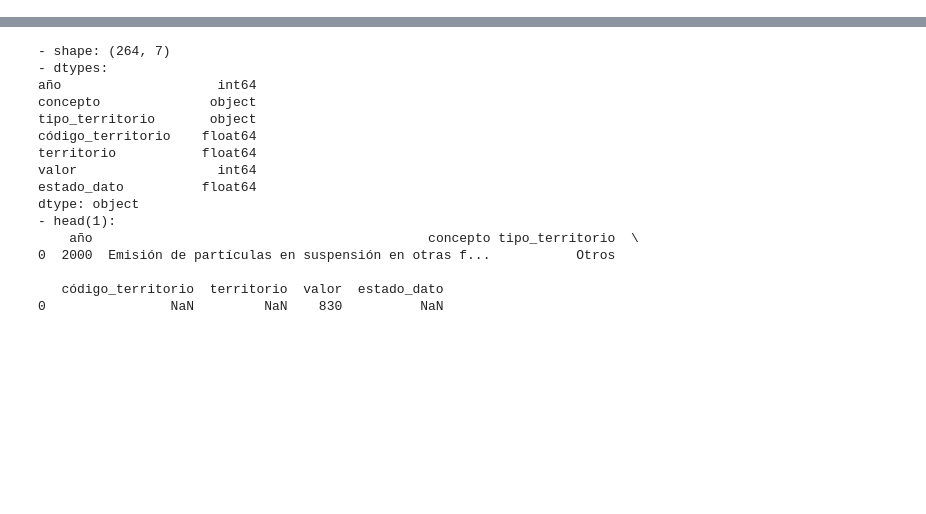
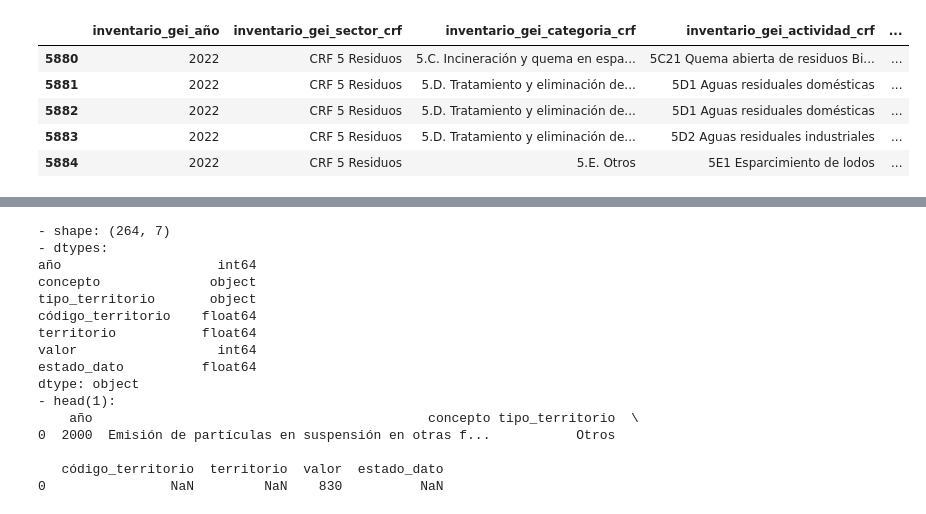
Before and after one commit to MBengochea/Low-Carbon-Heating-Roadmap-for-Madrid, a Jupyter notebook: notebooks/00_data_cleaning.ipynb, the cells around one changed output, grey strips where cells are left out. Saved outputs shown, nothing was run; the diff lists cells and outputs as text; code cells hidden in the pictures; blank space fills up the shorter version.

```diff
--- a/notebooks/00_data_cleaning.ipynb
+++ b/notebooks/00_data_cleaning.ipynb
@@ -40,0 +51,10 @@ dtype: object
+# %%
+# 1.4) Tail
+df_gei.tail()
+# %% [output]
+|  | inventario_gei_año | inventario_gei_sector_crf | inventario_gei_categoria_crf | inventario_gei_actividad_crf | ... |
+| 5880 | 2022 | CRF 5 Residuos | 5.C. Incineración y quema en espa... | 5C21 Quema abierta de residuos Bi... | ... |
+| 5881 | 2022 | CRF 5 Residuos | 5.D. Tratamiento y eliminación de... | 5D1 Aguas residuales domésticas | ... |
+| 5882 | 2022 | CRF 5 Residuos | 5.D. Tratamiento y eliminación de... | 5D1 Aguas residuales domésticas | ... |
+| 5883 | 2022 | CRF 5 Residuos | 5.D. Tratamiento y eliminación de... | 5D2 Aguas residuales industriales | ... |
+| 5884 | 2022 | CRF 5 Residuos | 5.E. Otros | 5E1 Esparcimiento de lodos | ... |
```
Also changed, not shown: parts of 30 cells of this notebook, 56 other files.
